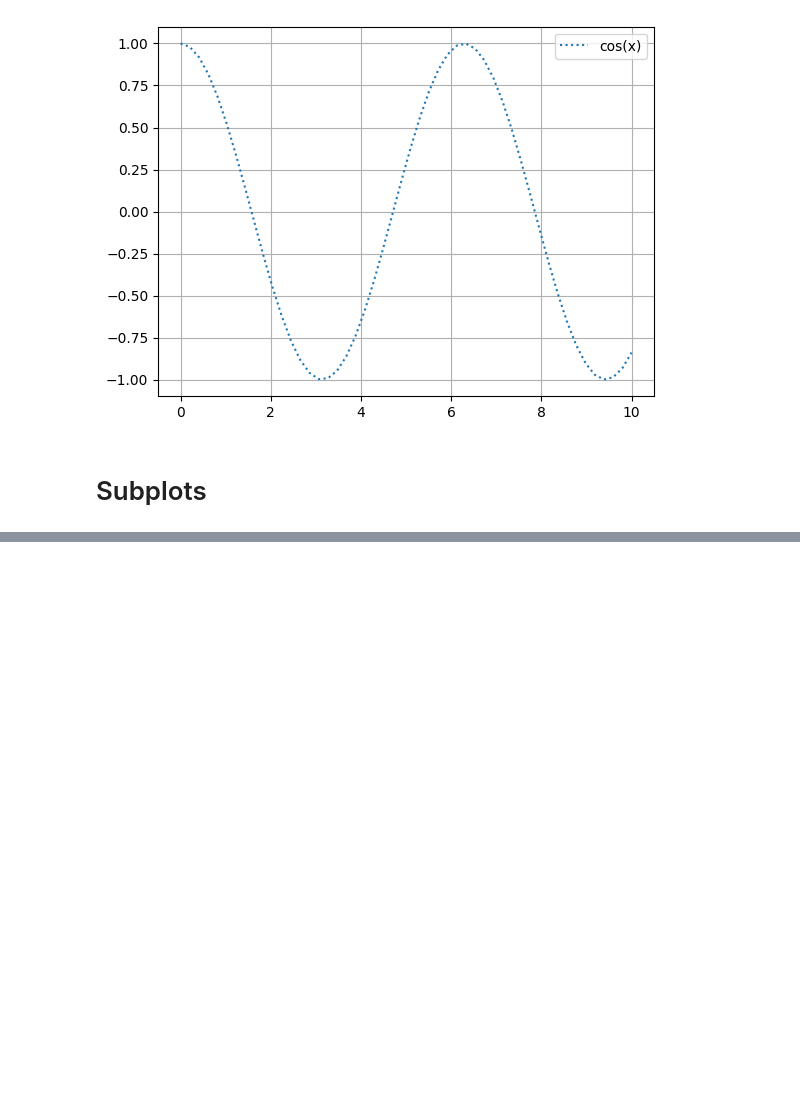
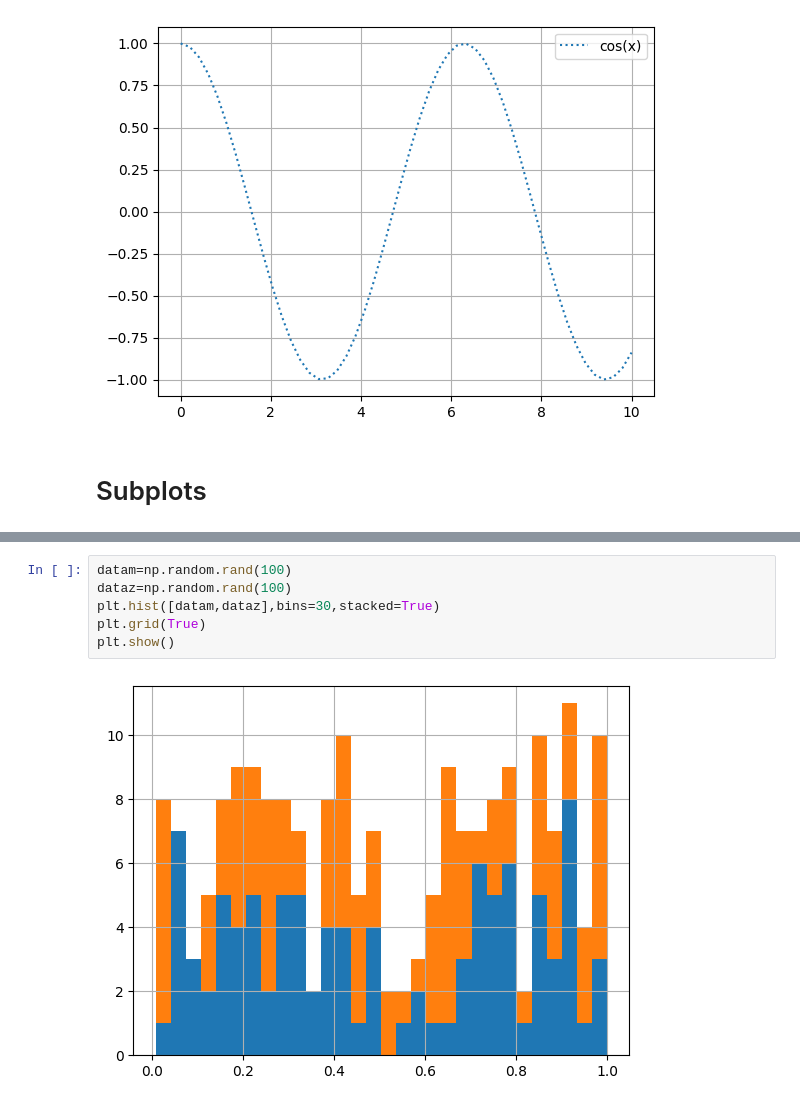
Before and after one commit to MuthuswamyNadar/Python-DSA, a Jupyter notebook: Python(pandas)/Pandas_Advance.ipynb, the cells around one changed output, grey strips where cells are left out. Cells and saved outputs as stored; diff of their text form; blank space fills up the shorter version.

```diff
--- a/Python(pandas)/Pandas_Advance.ipynb
+++ b/Python(pandas)/Pandas_Advance.ipynb
@@ -73,0 +96,8 @@ plt.hist(data)
+# %%
+datam=np.random.rand(100)
+dataz=np.random.rand(100)
+plt.hist([datam,dataz],bins=30,stacked=True)
+plt.grid(True)
+plt.show()
+# %% [output]
+[figure, added]
```
Also changed, not shown: parts of 8 cells of this notebook.
